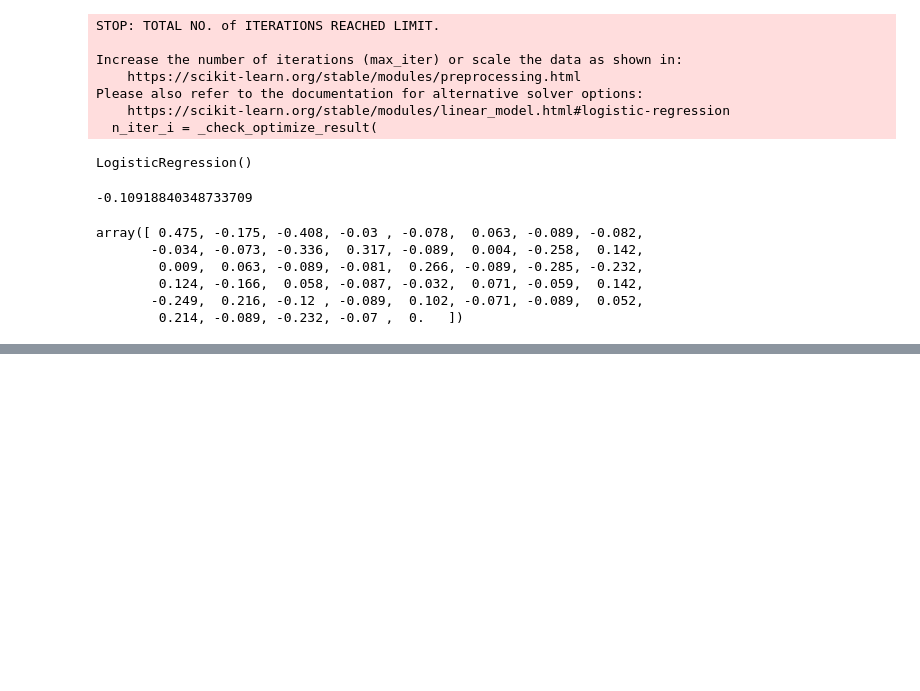
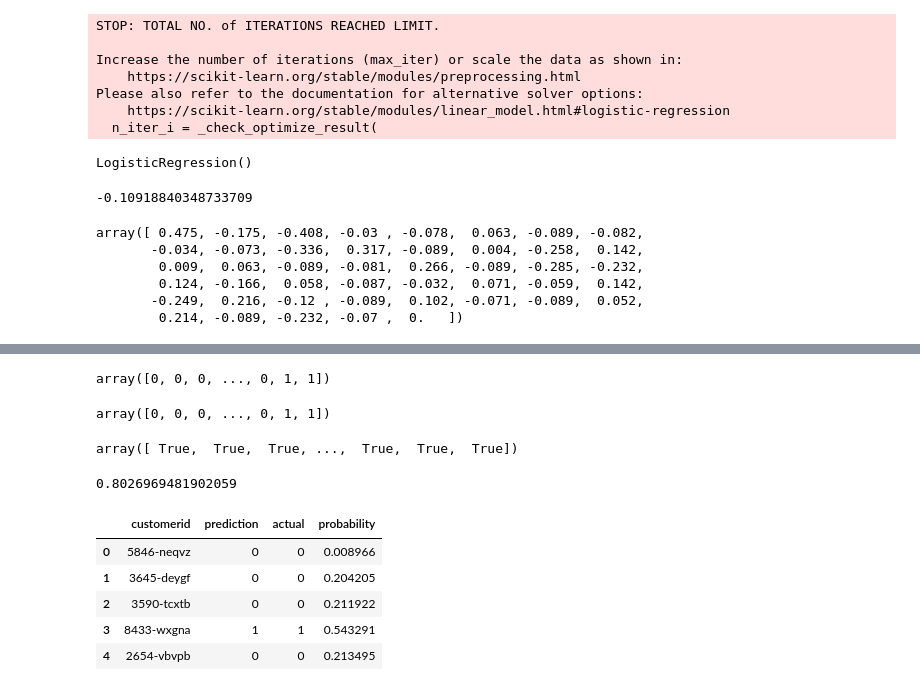
Before and after one commit to MedCoder001/Churn_Prediction, a Jupyter notebook: Churn Prediction.ipynb, the cells around one changed output, grey strips where cells are left out. Saved outputs shown, nothing was run; the diff lists cells and outputs as text; code cells hidden in the pictures; blank space fills up the shorter version.

```diff
--- a/Churn Prediction.ipynb
+++ b/Churn Prediction.ipynb
@@ -361,0 +362,16 @@ df_val[churn_decision].head()
+# %%
+y_val
+# %% [output]
+array([0, 0, 0, ..., 0, 1, 1])
+# %%
+churn_decision.astype(int)
+# %% [output]
+array([0, 0, 0, ..., 0, 1, 1])
+# %%
+y_val == churn_decision
+# %% [output]
+array([ True,  True,  True, ...,  True,  True,  True])
+# %%
+(y_val == churn_decision).mean()
+# %% [output]
+0.8026969481902059
@@ -361,0 +384,9 @@ df_val[churn_decision].head()
+# %%
+df_pred.head()
+# %% [output]
+|  | customerid | prediction | actual | probability |
+| 0 | 5846-neqvz | 0 | 0 | 0.008966 |
+| 1 | 3645-deygf | 0 | 0 | 0.204205 |
+| 2 | 3590-tcxtb | 0 | 0 | 0.211922 |
+| 3 | 8433-wxgna | 1 | 1 | 0.543291 |
+| 4 | 2654-vbvpb | 0 | 0 | 0.213495 |
```
Also changed, not shown: parts of 9 cells of this notebook.
